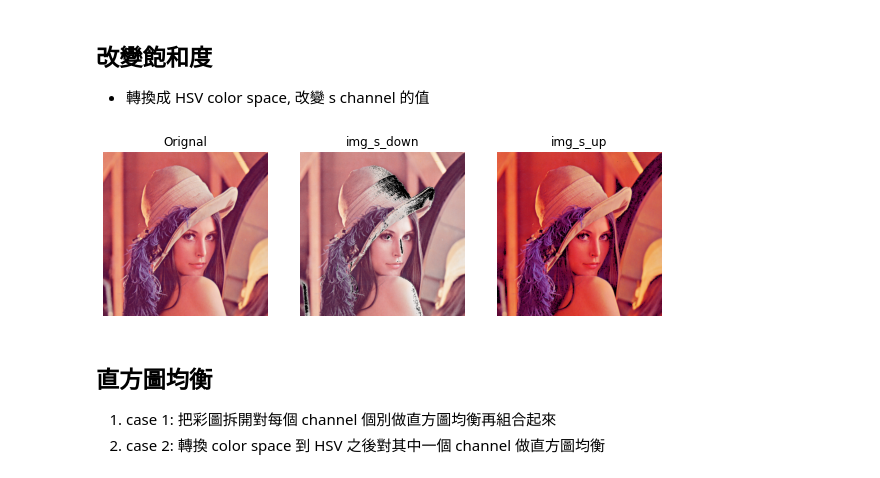
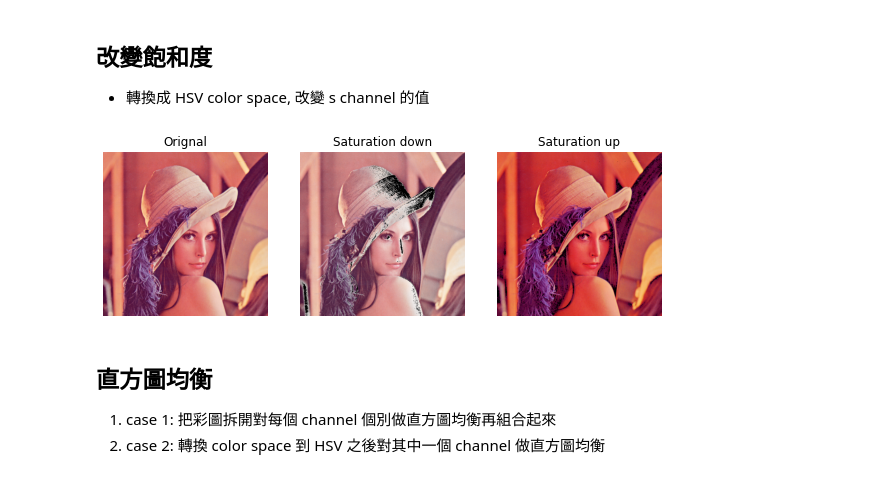
Before and after one commit to h4f2/DL-CV50days, a Jupyter notebook: homework/D03 Homework 顏色相關的預處理_2.ipynb, the cells around one changed output. Saved outputs shown, nothing was run; the diff lists cells and outputs as text; code cells hidden in the pictures.

```diff
--- a/homework/D03 Homework 顏色相關的預處理_2.ipynb
+++ b/homework/D03 Homework 顏色相關的預處理_2.ipynb
@@ -14,8 +14,8 @@ import matplotlib.pyplot as plt
 img_path = './D00_lena.png'
 
 # 以彩色圖片的方式載入
-img = cv2.imread(img_path, cv2.IMREAD_COLOR)[...,[2, 1, 0]]
-plt.imshow(img)
+img = cv2.imread(img_path, cv2.IMREAD_COLOR)
+plt.imshow(img[...,[2, 1, 0]])
 plt.axis('off')
 plt.show()
 # %% [output]
@@ -27,32 +27,29 @@ plt.show()
 # %%
 # 為了要改變飽和度，我們先把 color space 轉成 HSV 格式
 img_hsv = cv2.cvtColor(img, cv2.COLOR_BGR2HSV)
 change_percentage = 0.2
 
 plt.figure(figsize=(10,10))
-plt.subplot(1, 3, 1, title = 'Orignal')
-plt.imshow(img)
-plt.axis('off')
+for i,x in enumerate(['Orignal','Saturation down','Saturation up']):
+    arr = img[:]
+    # 在 HSV color space 增減飽和度
+    if i:
+        arr = img_hsv.astype('float32')
+        arr[..., 1] = arr[..., 1] + (2*i-3)*change_percentage*255
 
-# 在 HSV color space 增減飽和度
-for i,x in enumerate(['img_s_down','img_s_up']):
-    arr = globals()[x] = None
-    arr = img_hsv.astype('float32')
-    arr[..., 1] = arr[..., 1] + (2*i-1)*change_percentage*255
+        # 針對飽和度的值做改變，超過界線 0~1 的都會 bound
+        arr[(arr[..., 1] < 0) | (arr[..., 1] > 255)] = 0
 
-    # 針對飽和度的值做改變，超過界線 0~1 的都會 bound
-    arr[(arr[..., 1] < 0) | (arr[..., 1] > 255)] = 0
-
-    # 轉換 color space 回 BGR
-    arr = cv2.cvtColor(arr.astype('uint8'), cv2.COLOR_HSV2BGR)
+        # 轉換 color space 回 BGR
+        arr = cv2.cvtColor(arr.astype('uint8'), cv2.COLOR_HSV2BGR)
 
     # 組合圖片 + 顯示圖片
-    plt.subplot(1, 3, i+2, title = x)
-    plt.imshow(arr)
+    plt.subplot(1, 3, i+1, title = x)
+    plt.imshow(arr[...,[2, 1, 0]])
     plt.axis('off')
 plt.show()
 # %% [output]
-[figure, old version]
+[figure, new version]
 # %% [markdown]
 ## 直方圖均衡
 
```
Also changed, not shown: parts of 4 cells of this notebook, 3 other files.
